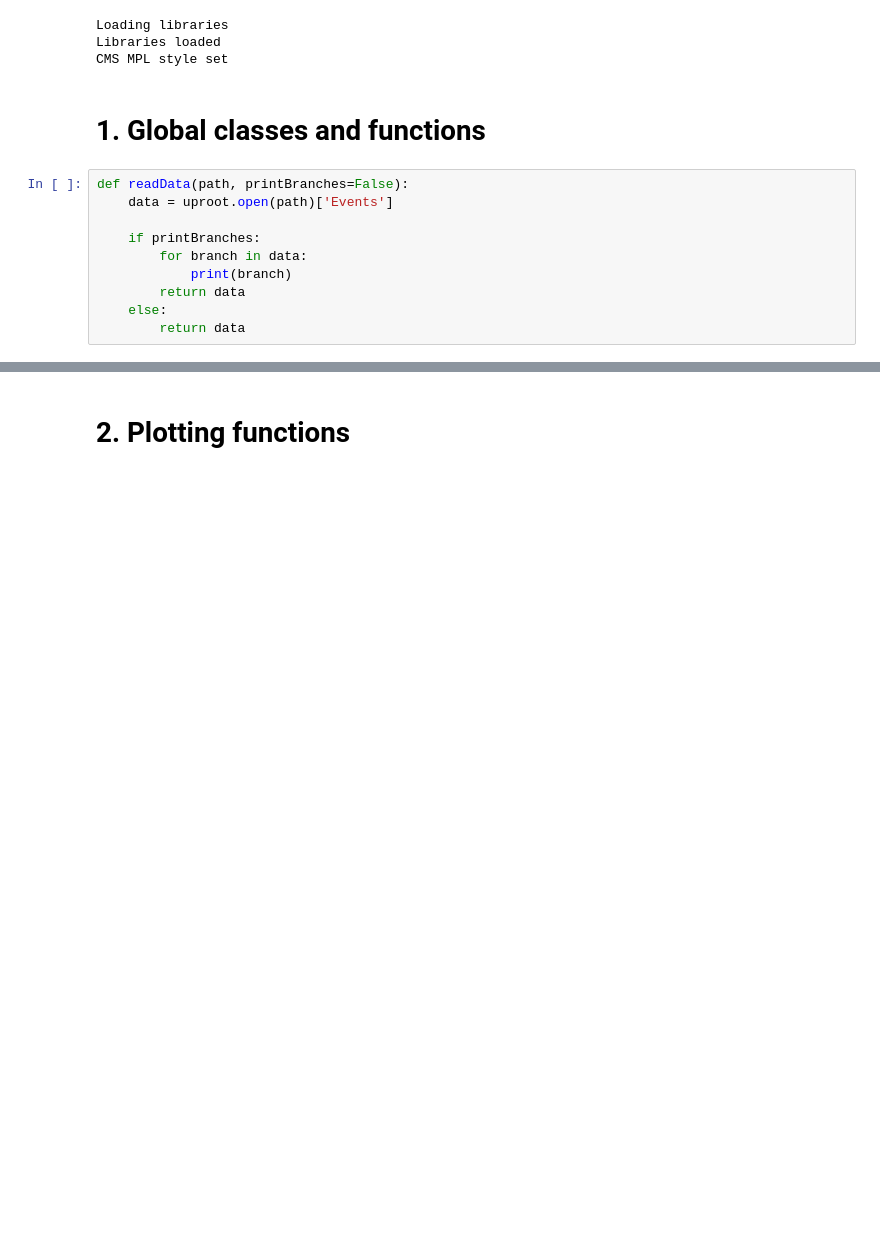
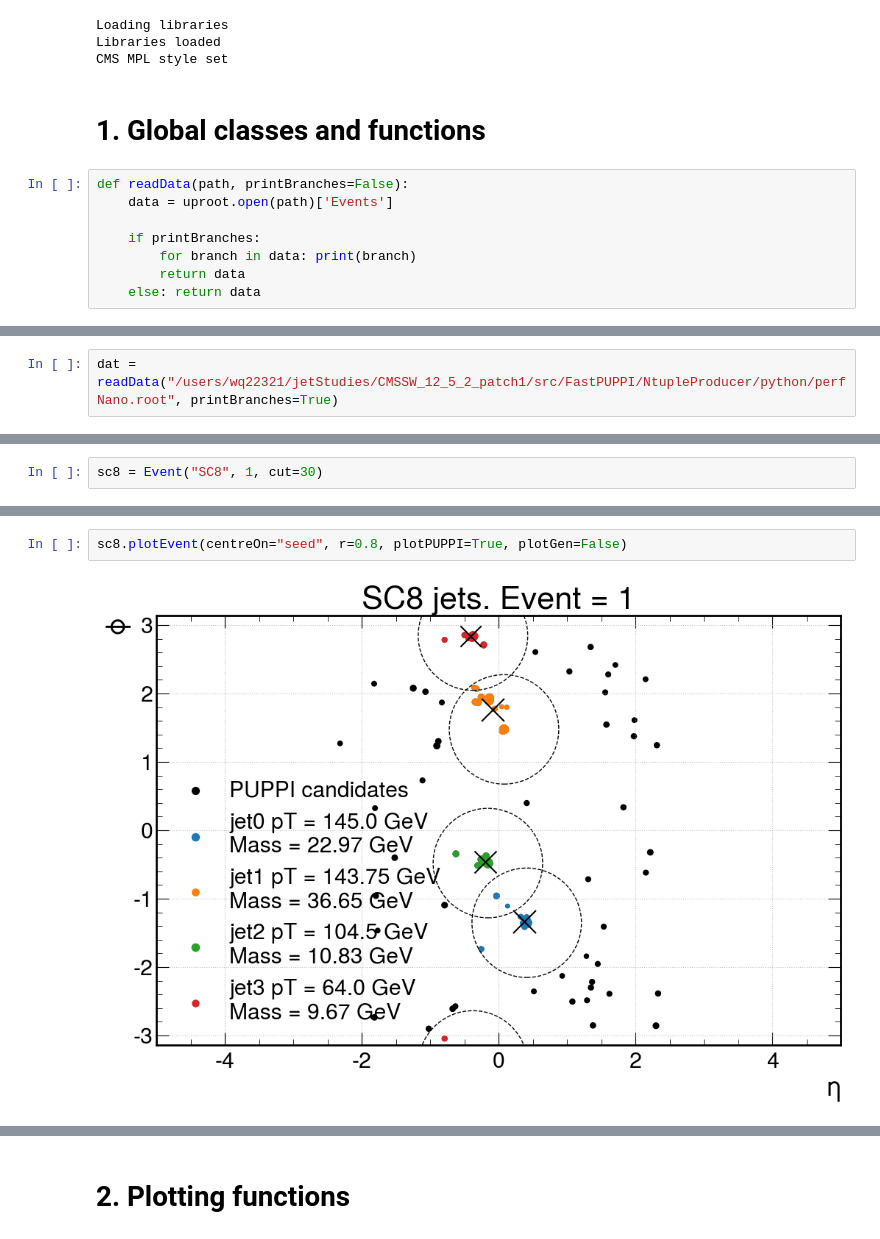
Before and after one commit to lrobertshaw/jetPlotting, a Jupyter notebook: jetAnalysis.ipynb, the cells around one changed output, grey strips where cells are left out. Cells and saved outputs as stored; diff of their text form; blank space fills up the shorter version.

Commit message:
updates to plotting notebook for added functionality and bug fixes

```diff
--- a/jetAnalysis.ipynb
+++ b/jetAnalysis.ipynb
@@ -28,8 +26,6 @@ def readData(path, printBranches=False):
     data = uproot.open(path)['Events']
 
     if printBranches:
-        for branch in data:
-            print(branch)
+        for branch in data: print(branch)
         return data
-    else:
-        return data
+    else: return data
@@ -55,0 +32,2 @@ dat = readData("/eos/home-l/lroberts/wideCone/jobsForJetMass/sig/sig.root", prin
+# %%
+dat = readData("/users/wq22321/jetStudies/CMSSW_12_5_2_patch1/src/FastPUPPI/NtupleProducer/python/perfNano.root", printBranches=True)
@@ -217,0 +253,2 @@ class Event:
+# %%
+sc8 = Event("SC8", 1, cut=30)
@@ -217,0 +272,4 @@ class Event:
+# %%
+sc8.plotEvent(centreOn="seed", r=0.8, plotPUPPI=True, plotGen=False)
+# %% [output]
+[figure, added]
```
Also changed, not shown: parts of 24 cells of this notebook.
